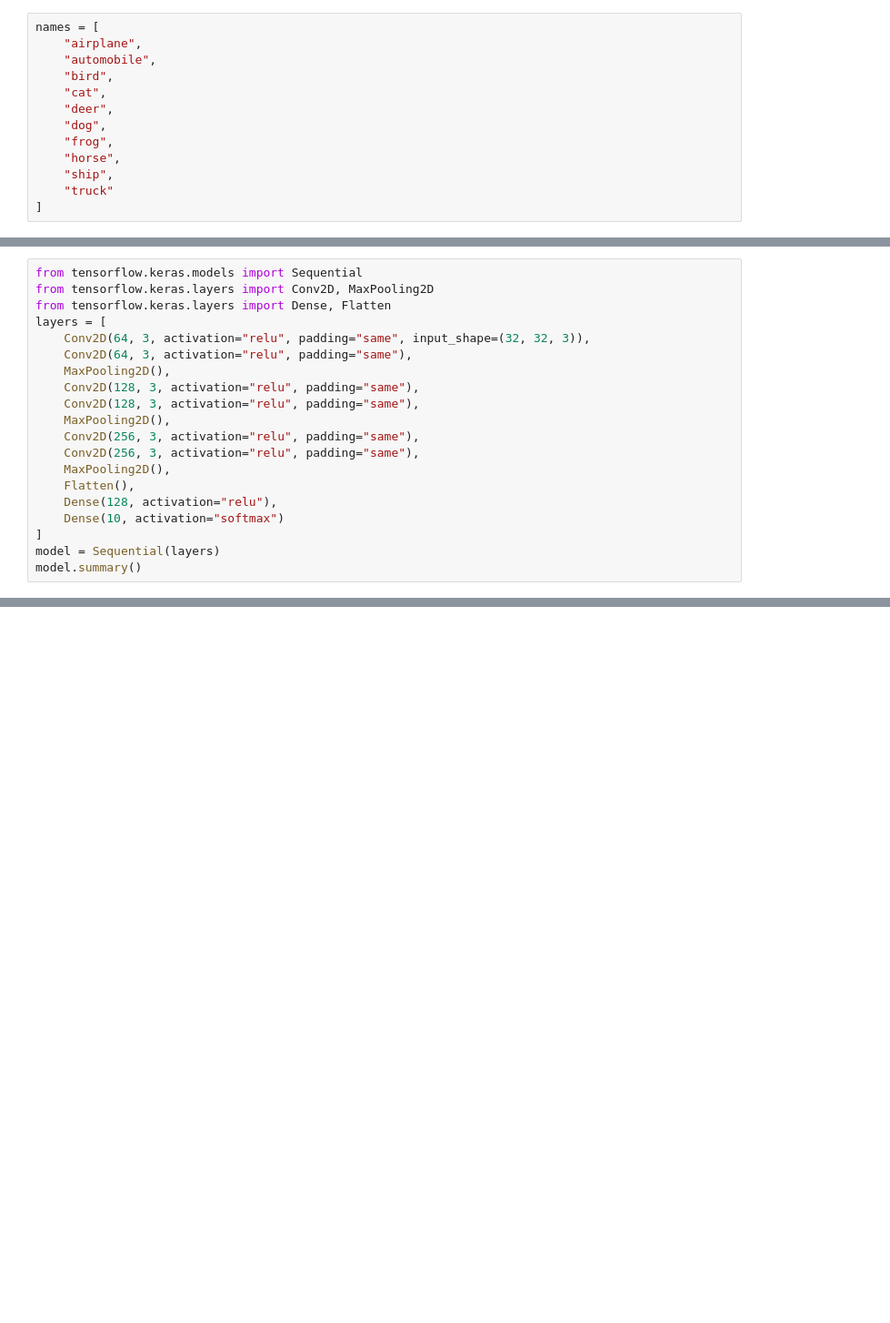
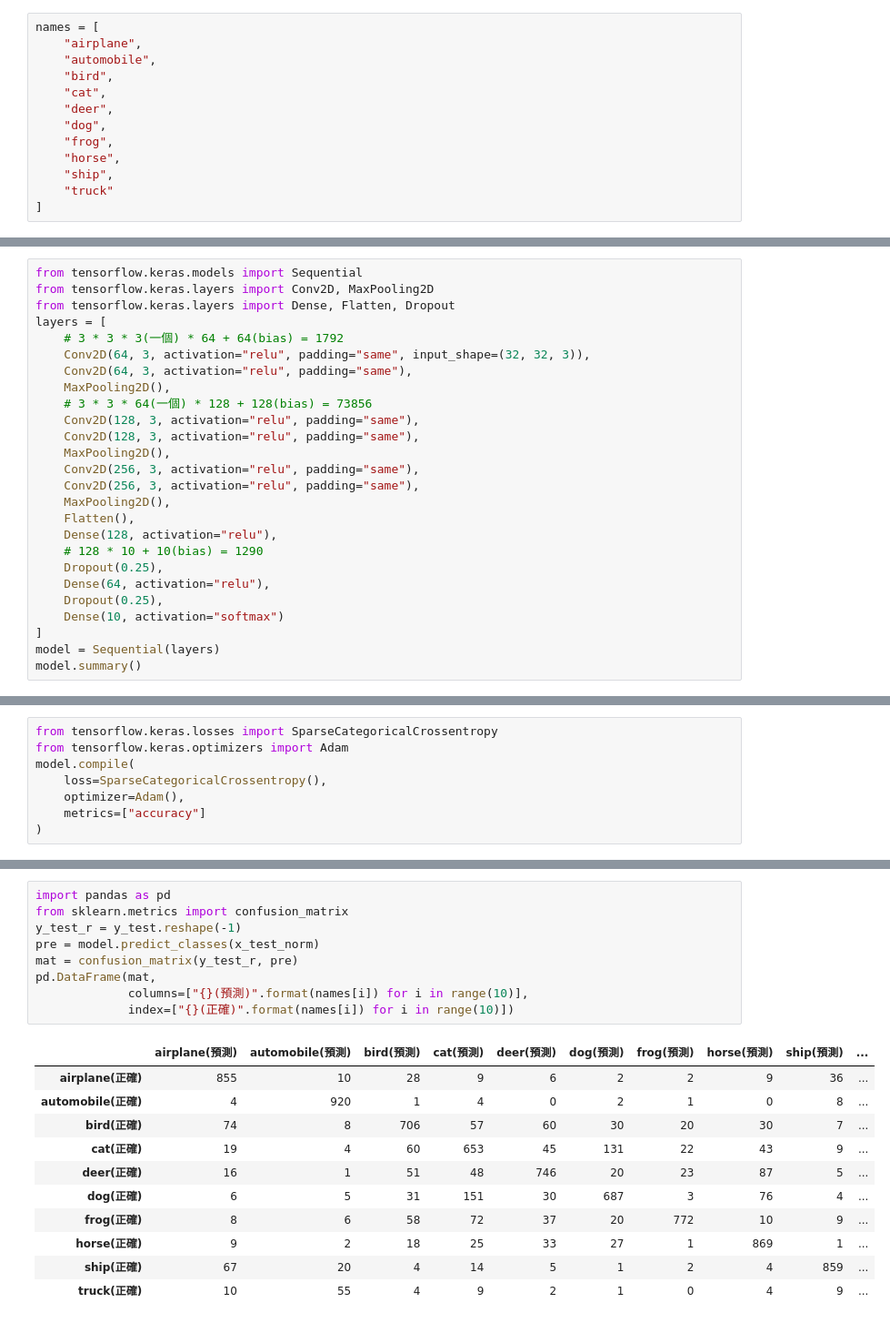
Before and after one commit to kurtlee1984/Deep_Leaning, a Jupyter notebook: Cifar10.ipynb, the cells around one changed output, grey strips where cells are left out. Shown at 91% size. Saved outputs shown, nothing was run; the diff lists cells and outputs as text; blank space fills up the shorter version.

```diff
--- a/Cifar10.ipynb
+++ b/Cifar10.ipynb
@@ -35,11 +40,13 @@ cat
 # %%
 from tensorflow.keras.models import Sequential
 from tensorflow.keras.layers import Conv2D, MaxPooling2D
-from tensorflow.keras.layers import Dense, Flatten
+from tensorflow.keras.layers import Dense, Flatten, Dropout
 layers = [
+    # 3 * 3 * 3(一個) * 64 + 64(bias) = 1792
     Conv2D(64, 3, activation="relu", padding="same", input_shape=(32, 32, 3)),
     Conv2D(64, 3, activation="relu", padding="same"),
     MaxPooling2D(),
+    # 3 * 3 * 64(一個) * 128 + 128(bias) = 73856
     Conv2D(128, 3, activation="relu", padding="same"),
     Conv2D(128, 3, activation="relu", padding="same"),
     MaxPooling2D(),
@@ -48,6 +55,10 @@ layers = [
     MaxPooling2D(),
     Flatten(),
     Dense(128, activation="relu"),
+    # 128 * 10 + 10(bias) = 1290
+    Dropout(0.25),
+    Dense(64, activation="relu"),
+    Dropout(0.25),
     Dense(10, activation="softmax")
 ]
 model = Sequential(layers)
@@ -54,0 +84,8 @@ model.summary()
+# %%
+from tensorflow.keras.losses import SparseCategoricalCrossentropy
+from tensorflow.keras.optimizers import Adam
+model.compile(
+    loss=SparseCategoricalCrossentropy(),
+    optimizer=Adam(),
+    metrics=["accuracy"]
+)
@@ -54,0 +132,21 @@ model.summary()
+# %%
+import pandas as pd
+from sklearn.metrics import confusion_matrix
+y_test_r = y_test.reshape(-1)
+pre = model.predict_classes(x_test_norm)
+mat = confusion_matrix(y_test_r, pre)
+pd.DataFrame(mat,
+             columns=["{}(預測)".format(names[i]) for i in range(10)],
+             index=["{}(正確)".format(names[i]) for i in range(10)])
+# %% [output]
+|  | airplane(預測) | automobile(預測) | bird(預測) | cat(預測) | deer(預測) | dog(預測) | frog(預測) | horse(預測) | ship(預測) | ... |
+| airplane(正確) | 855 | 10 | 28 | 9 | 6 | 2 | 2 | 9 | 36 | ... |
+| automobile(正確) | 4 | 920 | 1 | 4 | 0 | 2 | 1 | 0 | 8 | ... |
+| bird(正確) | 74 | 8 | 706 | 57 | 60 | 30 | 20 | 30 | 7 | ... |
+| cat(正確) | 19 | 4 | 60 | 653 | 45 | 131 | 22 | 43 | 9 | ... |
+| deer(正確) | 16 | 1 | 51 | 48 | 746 | 20 | 23 | 87 | 5 | ... |
+| dog(正確) | 6 | 5 | 31 | 151 | 30 | 687 | 3 | 76 | 4 | ... |
+| frog(正確) | 8 | 6 | 58 | 72 | 37 | 20 | 772 | 10 | 9 | ... |
+| horse(正確) | 9 | 2 | 18 | 25 | 33 | 27 | 1 | 869 | 1 | ... |
+| ship(正確) | 67 | 20 | 4 | 14 | 5 | 1 | 2 | 4 | 859 | ... |
+| truck(正確) | 10 | 55 | 4 | 9 | 2 | 1 | 0 | 4 | 9 | ... |
```
Also changed, not shown: parts of 8 cells of this notebook.
